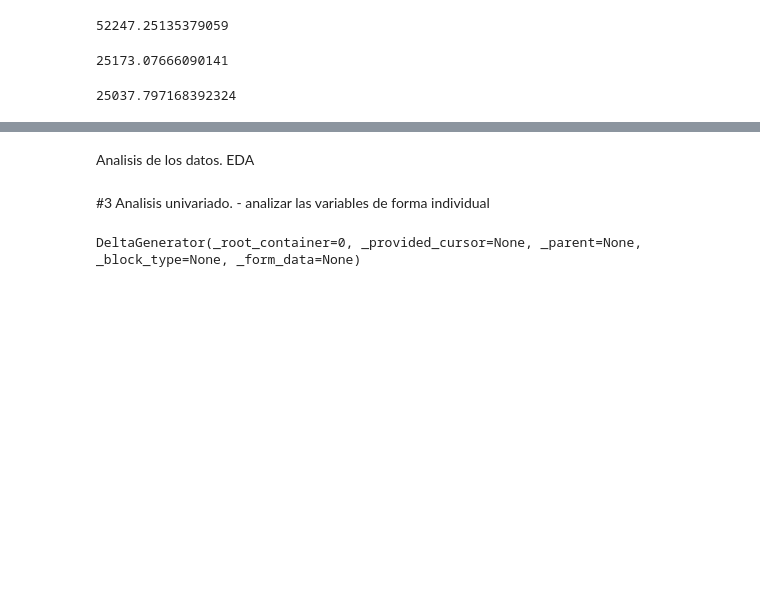
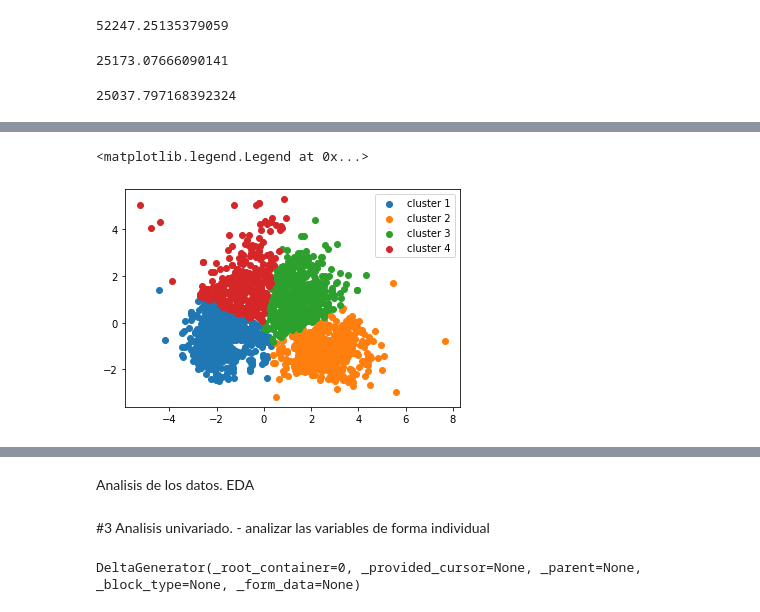
Before and after one commit to alfredo-bb/Customer-segmentation, a Jupyter notebook: customer_segmentation.ipynb, the cells around one changed output, grey strips where cells are left out. Saved outputs shown, nothing was run; the diff lists cells and outputs as text; code cells hidden in the pictures; blank space fills up the shorter version.

```diff
--- a/customer_segmentation.ipynb
+++ b/customer_segmentation.ipynb
@@ -223,0 +252,11 @@ df.drop(columns=["ID","Year_Birth"],inplace=True)
+# %%
+df_pca=pd.read_csv("marketing_pca_labels.csv")
+# %%
+plt.scatter(df_pca.loc[df_pca["labels"]==0,"0"],df_pca.loc[df_pca["labels"]==0,"1"],label="cluster 1")
+plt.scatter(df_pca.loc[df_pca["labels"]==1,"0"],df_pca.loc[df_pca["labels"]==1,"1"],label="cluster 2")
+plt.scatter(df_pca.loc[df_pca["labels"]==2,"0"],df_pca.loc[df_pca["labels"]==2,"1"],label="cluster 3")
+plt.scatter(df_pca.loc[df_pca["labels"]==3,"0"],df_pca.loc[df_pca["labels"]==3,"1"],label="cluster 4")
+plt.legend()
+# %% [output]
+<matplotlib.legend.Legend at 0x...>
+[figure, added]
```
Also changed, not shown: parts of 17 cells of this notebook, 7 other files.
